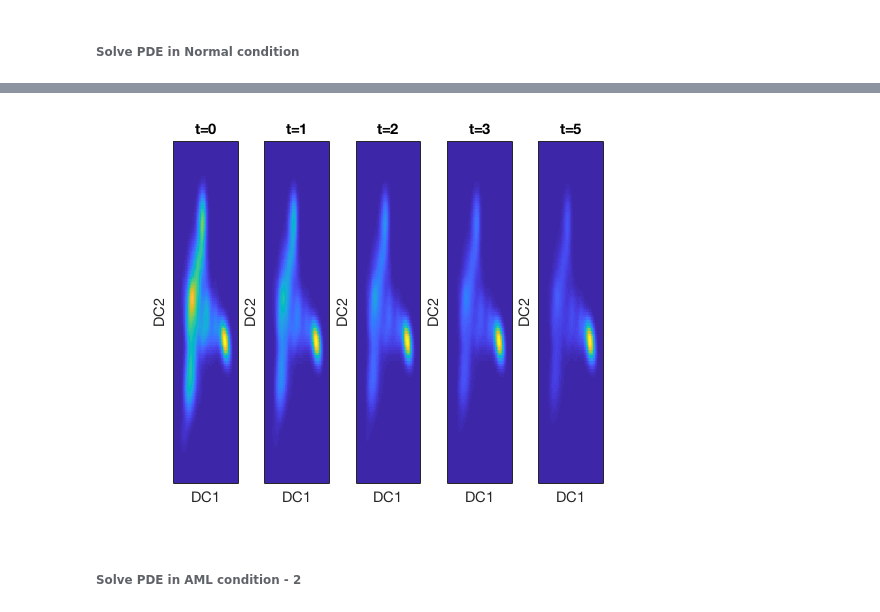
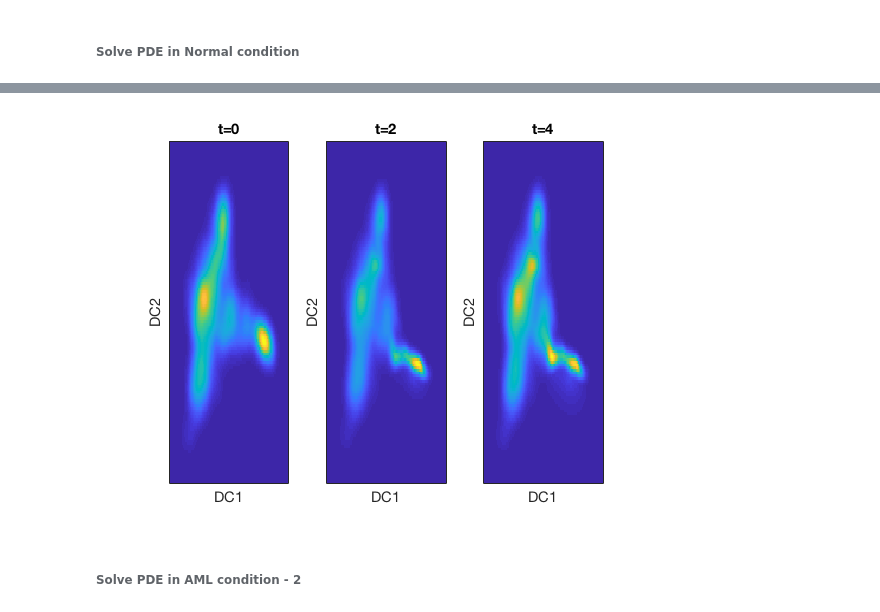
Before and after one commit to heyrim/Mathematical-modeling-with-single-cell-sequencing-data, a Jupyter notebook: Mathematical-modeling-with-single-cell-sequencing-data (Nestorowa, 2016).ipynb, the cells around one changed output, grey strips where cells are left out. Saved outputs shown, nothing was run; the diff lists cells and outputs as text; code cells hidden in the pictures.

```diff
--- a/Mathematical-modeling-with-single-cell-sequencing-data (Nestorowa, 2016).ipynb
+++ b/Mathematical-modeling-with-single-cell-sequencing-data (Nestorowa, 2016).ipynb
@@ -51,15 +54,7 @@ Compute_systemCoeff( ntest, uHS );
 uinit = IC_2Dsp( 0.5, uHS*0.05, ntest );
 uinit = BC_2Dsp( uinit );
 
-% Solve PDE with RK
+% Solve PDE with Runge Kutta 4th
 T = 5; dt = 0.001; Tstep = 1;
-uPlot = Time_Integ_RK4( @Compute_du_2Dsp, @BC_2Dsp, uinit, T, dt, Tstep );
-
-figure; hold on;
-for nT = 1:(T/Tstep+1)
-    subplot( 1, 5, min(nT, 5));
-    imagesc( squeeze(uPlot(:,:,nT))' );
-    set(gca, 'YDir','normal');  title( strcat( 't=', int2str(nT-1) ));
-    xlabel( 'DC1' ); xticks( [] ); ylabel( 'DC2' ); yticks( [] );
-end
+[uPlot, nCellPlot] = Time_Integ_RK4( @Compute_du_2Dsp, @BC_2Dsp, uinit, T, dt, Tstep );
 # %% [output]
@@ -69,0 +116,9 @@ Elapsed time is 24.139425 seconds.
+# %%
+global cDiff caml
+cDiff=0.1^3;
+caml = 5;
+Compute_systemCoeff( ntest, uHS );
+Update_AML2( ntest );
+
+T = 4; dt = 0.001; Tstep = 2;
+[uPlot, nCellPlot] = Time_Integ_RK4( @Compute_du_2Dsp, @BC_2Dsp, uinit, T, dt, Tstep );
@@ -70,18 +127,9 @@ Elapsed time is 24.139425 seconds.
 # %%
-Update_AML( ntest )
-
-%% IC for AML case - initiate from homoestasis
-uinit = IC_2Dsp( 0, uHS, ntest );
-uinit = BC_2Dsp( uinit );
-
-T = 5; dt = 0.001; Tstep = 1;
-uPlot = Time_Integ_RK4( @Compute_du_2Dsp, @BC_2Dsp, uinit, T, dt, Tstep );
-
-figure; hold on;
+figure;
 for nT = 1:(T/Tstep+1)
-    subplot( 1, 5, min(nT, 5));
+    subplot( 1, 3, (min(nT,3)) );
     imagesc( squeeze(uPlot(:,:,nT))' );
-    set(gca, 'YDir','normal');  title( strcat( 't=', int2str(nT-1) ));
+    set(gca, 'YDir','normal');  title( strcat( 't=', int2str(nT*Tstep-2) ));
     xlabel( 'DC1' ); xticks( [] ); ylabel( 'DC2' ); yticks( [] );
 end
 # %% [output]
@@ -89,3 +136,3 @@ Elapsed time is 23.771787 seconds.
-[figure, old version]
+[figure, new version]
 # %% [markdown]
 ###### Solve PDE in AML condition - 2
```
Also changed, not shown: parts of 12 cells of this notebook.
